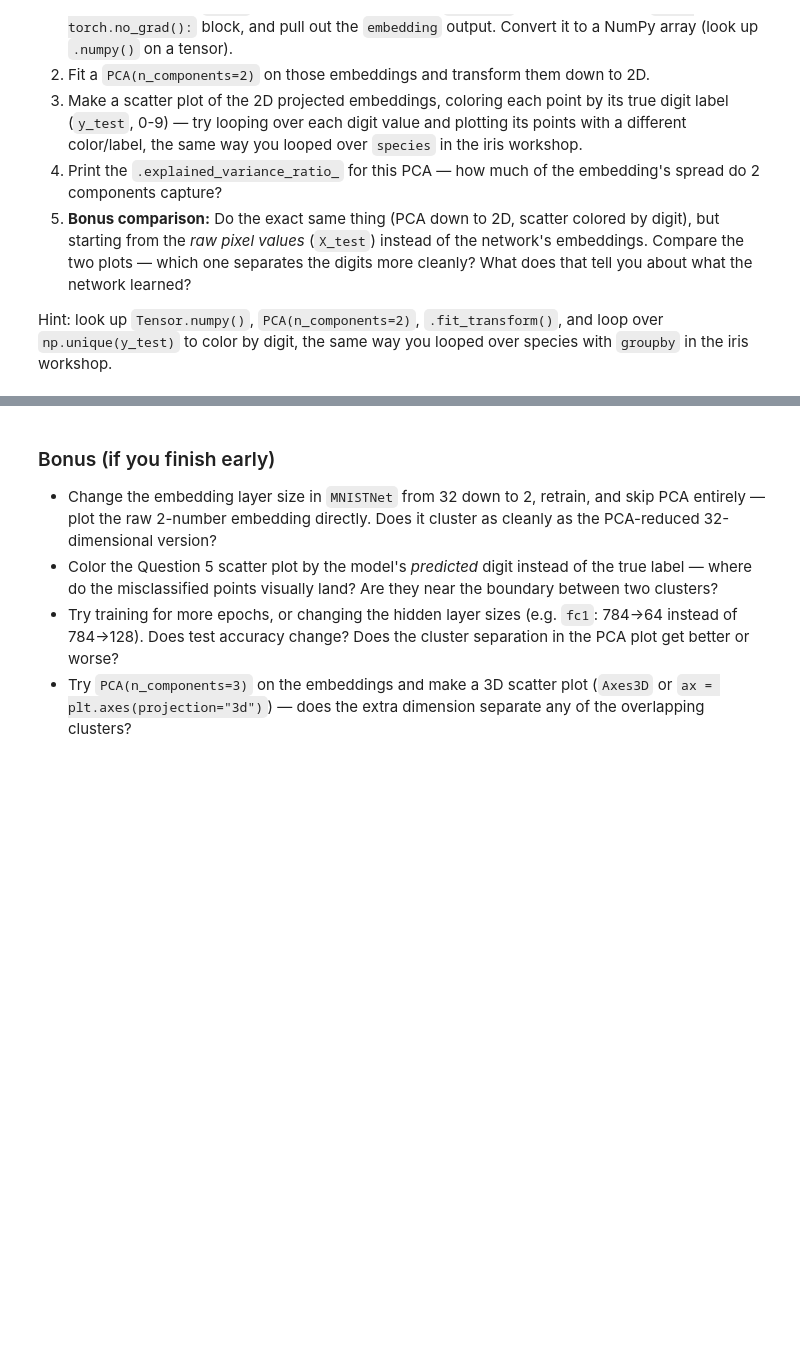
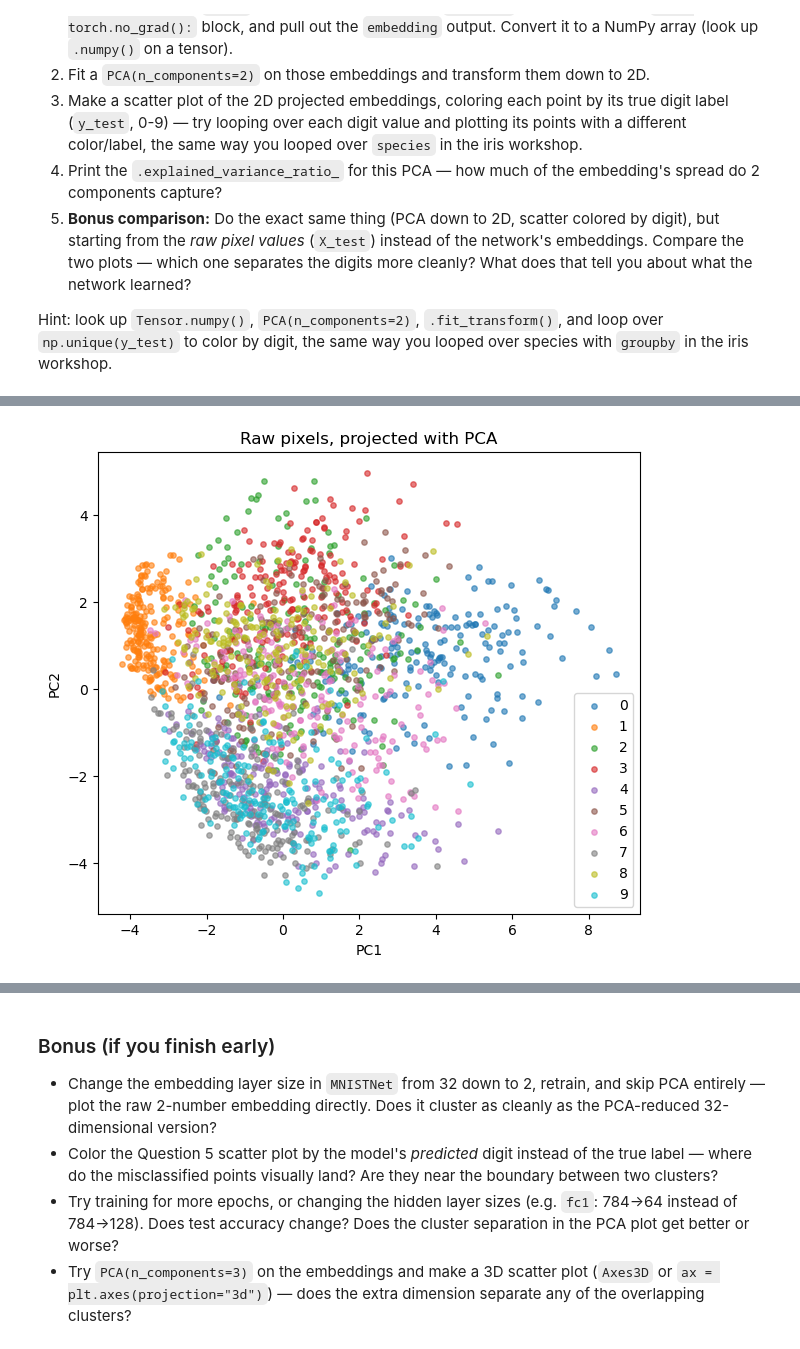
Before and after one commit to kt-peng/PY191_lab, a Jupyter notebook: mnist_neuralnet_exercises.ipynb, the cells around one changed output, grey strips where cells are left out. Saved outputs shown, nothing was run; the diff lists cells and outputs as text; code cells hidden in the pictures; blank space fills up the shorter version.

```diff
--- a/mnist_neuralnet_exercises.ipynb
+++ b/mnist_neuralnet_exercises.ipynb
@@ -315,17 +336,21 @@ print("Variance explained:", embedding_variance_kept)
 # %%
 # TODO (bonus): repeat PCA + scatter, but starting from raw pixels (X_test) instead of embeddings
-pixel_pca = None
-pixels_2d = None
+pixel_pca = PCA(n_components=2)
+pixels_2d = pixel_pca.fit_transform(X_test)
 
 plt.figure(figsize=(7, 6))
 for digit in np.unique(y_test):
-    pass  # TODO
+      # TODO
+    mask = y_test == digit
+    plt.scatter(pixels_2d[mask, 0], pixels_2d[mask, 1], label=str(digit), alpha=0.6, s=15)
 
 plt.xlabel("PC1")
 plt.ylabel("PC2")
 plt.title("Raw pixels, projected with PCA")
 plt.legend()
 plt.show()
+# %% [output]
+[figure, added]
 # %% [markdown]
 **Check your work:** In the embedding PCA plot, you should see fairly distinct colored clusters — most digits form their own loose blob, with some overlap between visually similar digits (like 4/9, or 3/5/8). In the raw-pixel PCA plot, the colors will be much more smeared together — raw pixel brightness alone doesn't separate digits nearly as well as the representation your network learned. That's the punchline: a network trained *only* to get the classification right discovered, on its own, a way of describing images where same-digit images land near each other. Nobody told it to cluster anything — clustering fell out of learning to classify.
 
```
Also changed, not shown: parts of 5 cells of this notebook.
